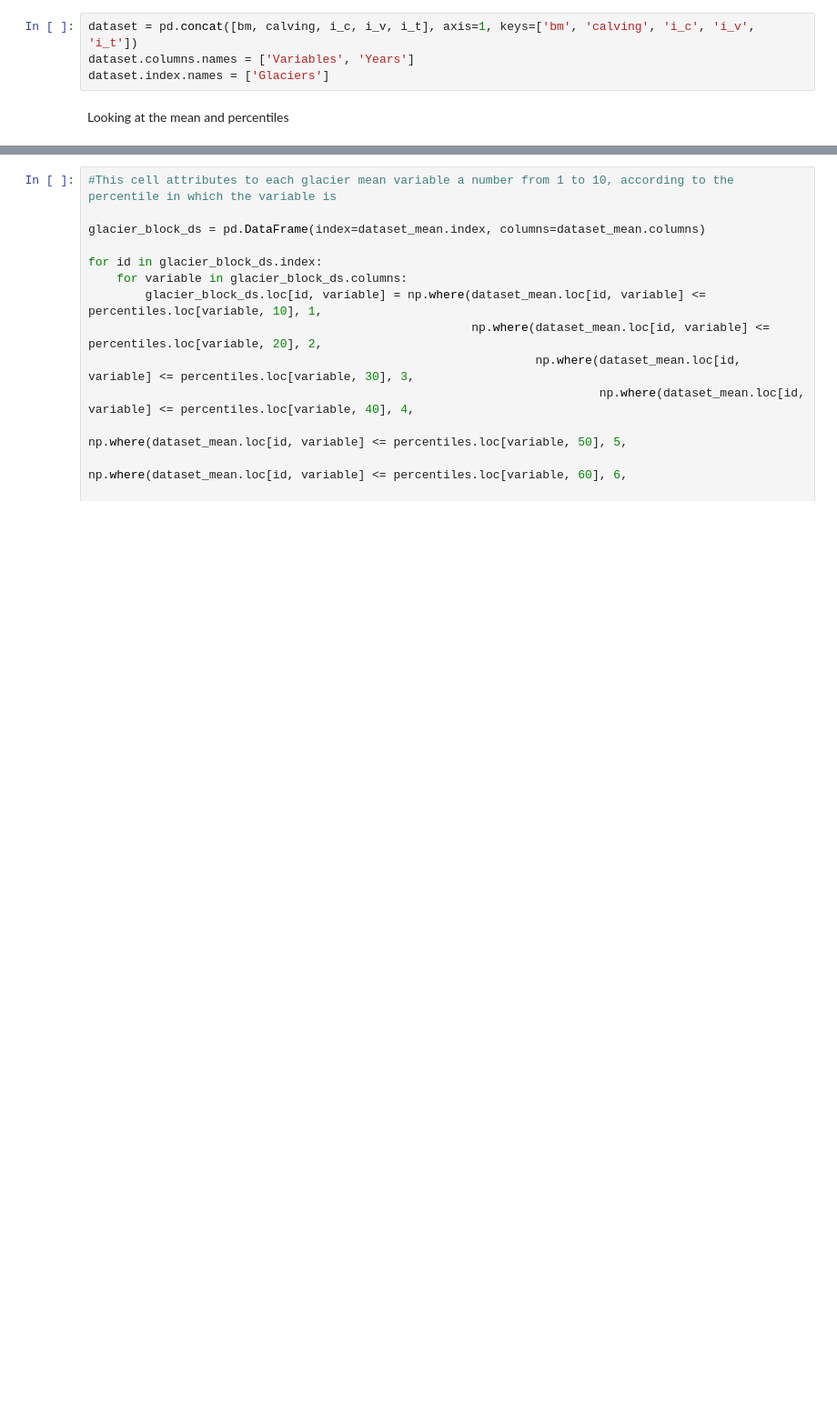
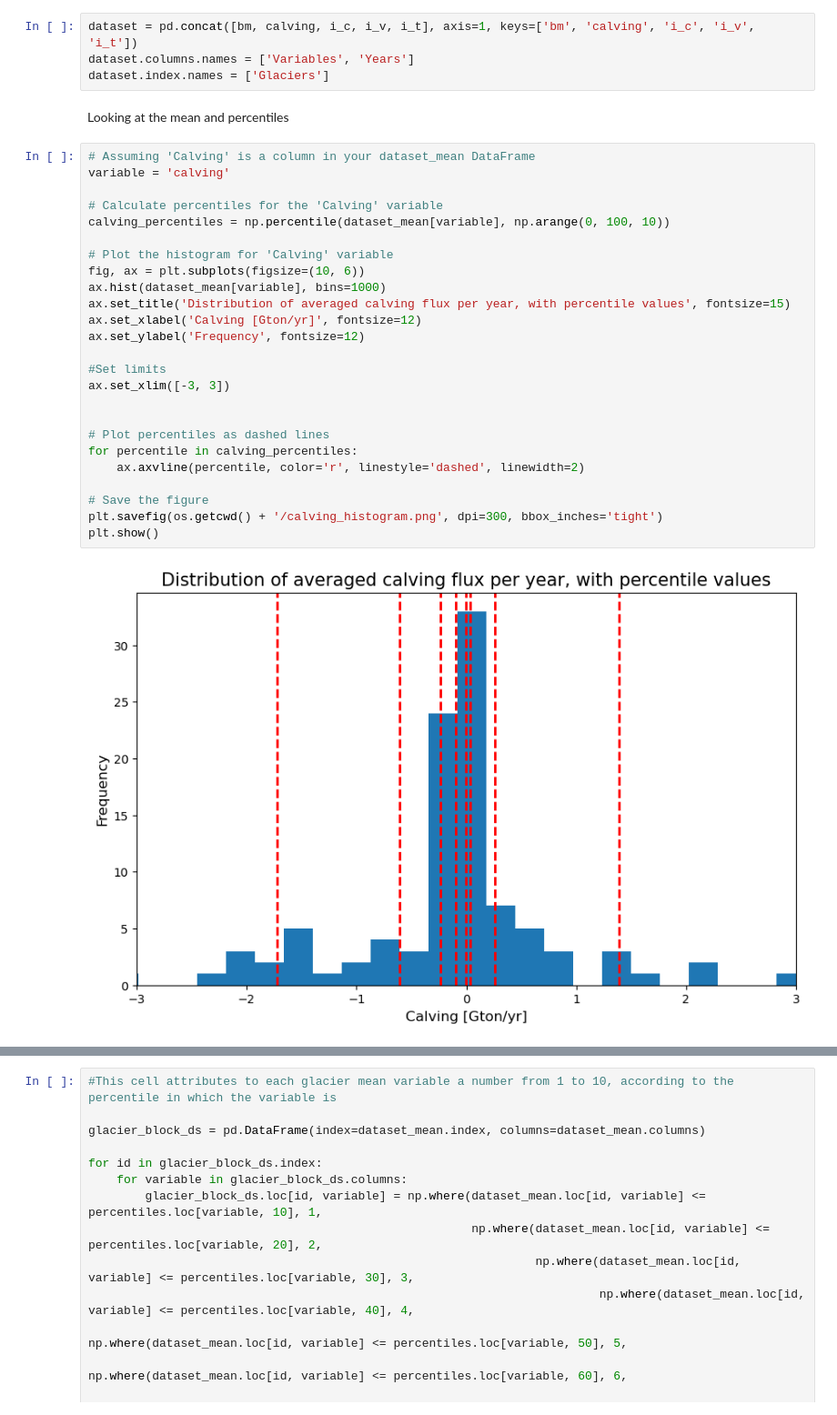
Before and after one commit to Moncada-Francesco-97/Calving-U-Net, a Jupyter notebook: block_cv.ipynb, the cells around one changed output, grey strips where cells are left out. Shown at 91% size. Saved outputs shown, nothing was run; the diff lists cells and outputs as text; blank space fills up the shorter version.

```diff
--- a/block_cv.ipynb
+++ b/block_cv.ipynb
@@ -165,6 +165,33 @@ dataset.columns.names = ['Variables', 'Years']
 dataset.index.names = ['Glaciers']
 # %% [markdown]
 Looking at the mean and percentiles
+# %%
+# Assuming 'Calving' is a column in your dataset_mean DataFrame
+variable = 'calving'
+
+# Calculate percentiles for the 'Calving' variable
+calving_percentiles = np.percentile(dataset_mean[variable], np.arange(0, 100, 10))
+
+# Plot the histogram for 'Calving' variable
+fig, ax = plt.subplots(figsize=(10, 6))
+ax.hist(dataset_mean[variable], bins=1000)
+ax.set_title('Distribution of averaged calving flux per year, with percentile values', fontsize=15)
+ax.set_xlabel('Calving [Gton/yr]', fontsize=12)
+ax.set_ylabel('Frequency', fontsize=12)
+
+#Set limits
+ax.set_xlim([-3, 3])
+
+
+# Plot percentiles as dashed lines
+for percentile in calving_percentiles:
+    ax.axvline(percentile, color='r', linestyle='dashed', linewidth=2)
+
+# Save the figure
+plt.savefig(os.getcwd() + '/calving_histogram.png', dpi=300, bbox_inches='tight')
+plt.show()
+# %% [output]
+[figure, added]
 # %%
 #Calculate the mean for each glacier in time
 dataset_mean = dataset.groupby(level=0, axis=1).mean()
```
Also changed, not shown: parts of 3 cells of this notebook, 5 other files.
